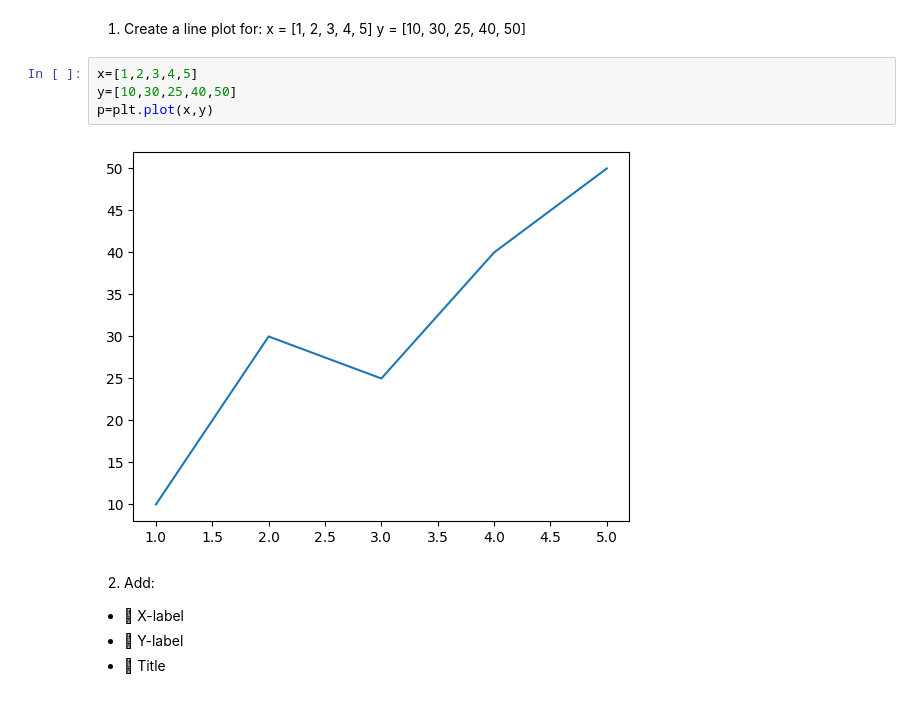
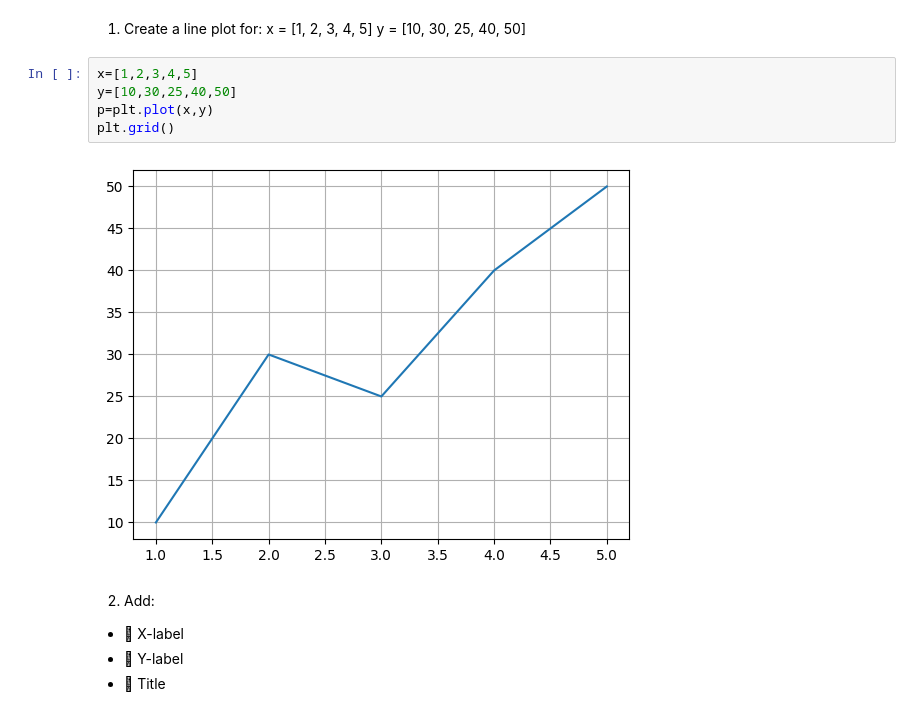
Before and after one commit to sagarnbeedi-analytics/data-analytics-portfolio, a Jupyter notebook: PYTHON/practicing_python_libraries/python_files/matplotlib.ipynb, the cells around one changed output. Drawn from its saved outputs; the diff is of its cells as text.

```diff
--- a/PYTHON/practicing_python_libraries/python_files/matplotlib.ipynb
+++ b/PYTHON/practicing_python_libraries/python_files/matplotlib.ipynb
@@ -18,9 +19,10 @@ y = [10, 30, 25, 40, 50]
 # %%
 x=[1,2,3,4,5]
 y=[10,30,25,40,50]
 p=plt.plot(x,y)
+plt.grid()
 # %% [output]
-[figure, old version]
+[figure, new version]
 # %% [markdown]
 2. Add:
 -  X-label
```
Also changed, not shown: parts of 15 cells of this notebook.
